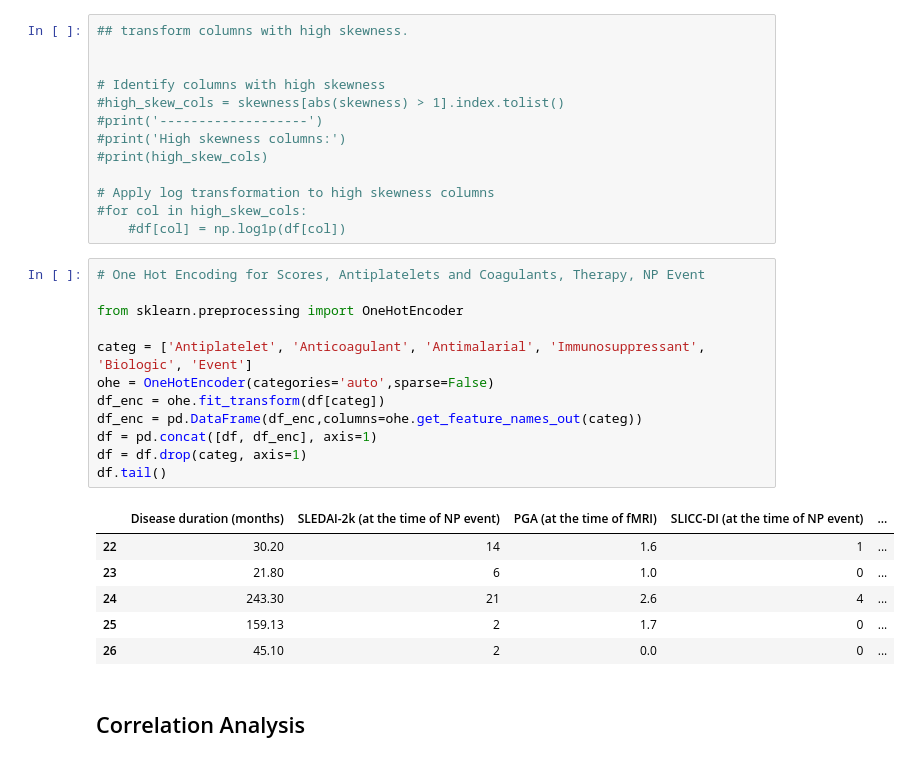
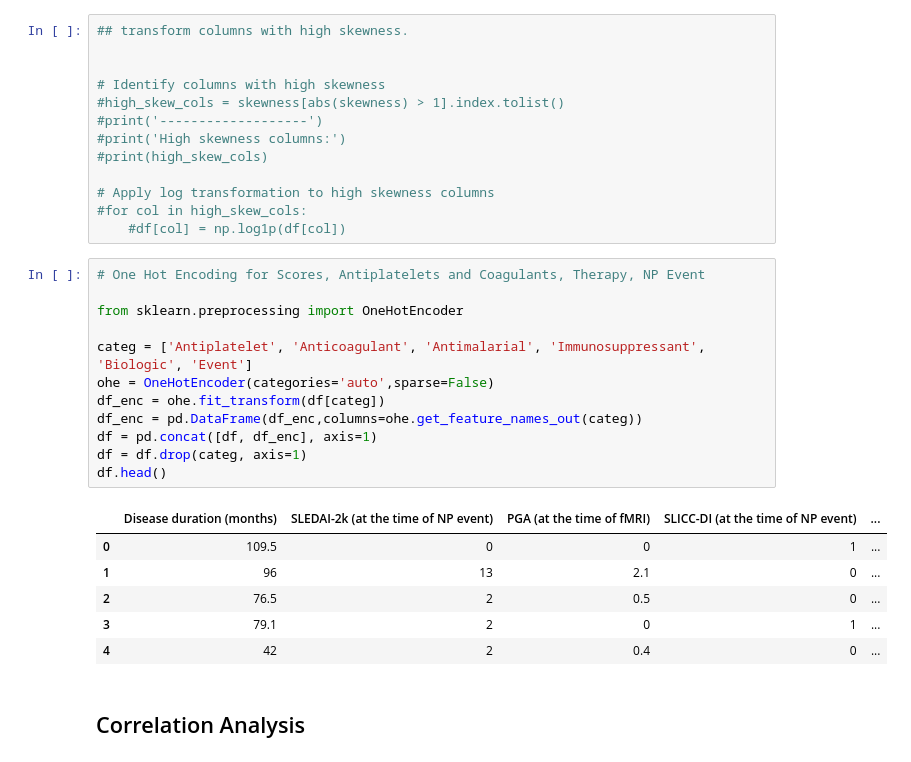
Before and after one commit to Sebarz98/Neuro_Lupus, a Jupyter notebook: code/Stats.ipynb, the cells around one changed output. Saved outputs shown, nothing was run; the diff lists cells and outputs as text.

```diff
--- a/code/Stats.ipynb
+++ b/code/Stats.ipynb
@@ -347,22 +347,22 @@ Length: 958, dtype: float64
 # %%
 # One Hot Encoding for Scores, Antiplatelets and Coagulants, Therapy, NP Event
 
 from sklearn.preprocessing import OneHotEncoder
 
 categ = ['Antiplatelet', 'Anticoagulant', 'Antimalarial', 'Immunosuppressant', 'Biologic', 'Event']
 ohe = OneHotEncoder(categories='auto',sparse=False)
 df_enc = ohe.fit_transform(df[categ])
 df_enc = pd.DataFrame(df_enc,columns=ohe.get_feature_names_out(categ))
 df = pd.concat([df, df_enc], axis=1)
 df = df.drop(categ, axis=1)
-df.tail()
+df.head()
 # %% [output]
 |  | Disease duration (months) | SLEDAI-2k (at the time of NP event) | PGA (at the time of fMRI) | SLICC-DI (at the time of NP event) | ... |
-| 22 | 30.20 | 14 | 1.6 | 1 | ... |
-| 23 | 21.80 | 6 | 1.0 | 0 | ... |
-| 24 | 243.30 | 21 | 2.6 | 4 | ... |
-| 25 | 159.13 | 2 | 1.7 | 0 | ... |
-| 26 | 45.10 | 2 | 0.0 | 0 | ... |
+| 0 | 109.5 | 0 | 0 | 1 | ... |
+| 1 | 96 | 13 | 2.1 | 0 | ... |
+| 2 | 76.5 | 2 | 0.5 | 0 | ... |
+| 3 | 79.1 | 2 | 0 | 1 | ... |
+| 4 | 42 | 2 | 0.4 | 0 | ... |
 # %% [markdown]
 ## Correlation Analysis
 # %%
```
Also changed, not shown: parts of 7 cells of this notebook, 4 other files.
